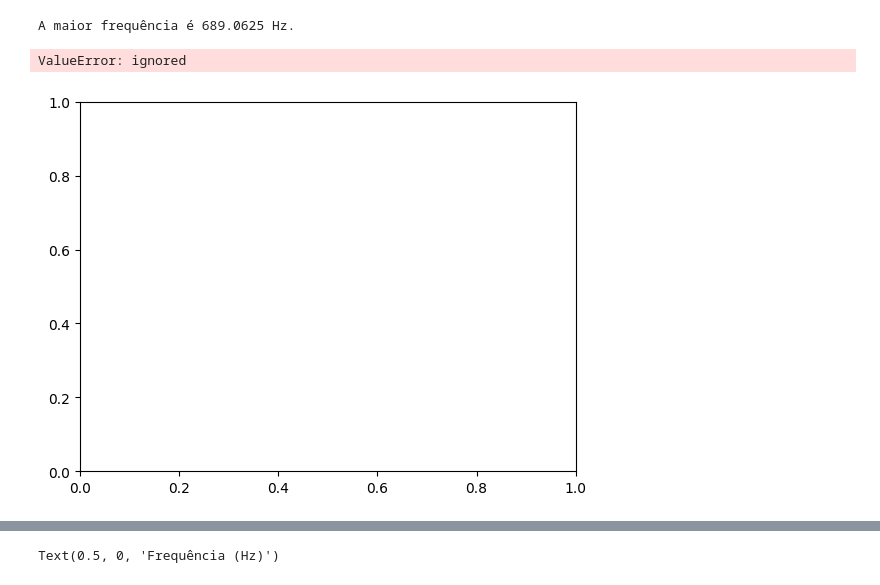
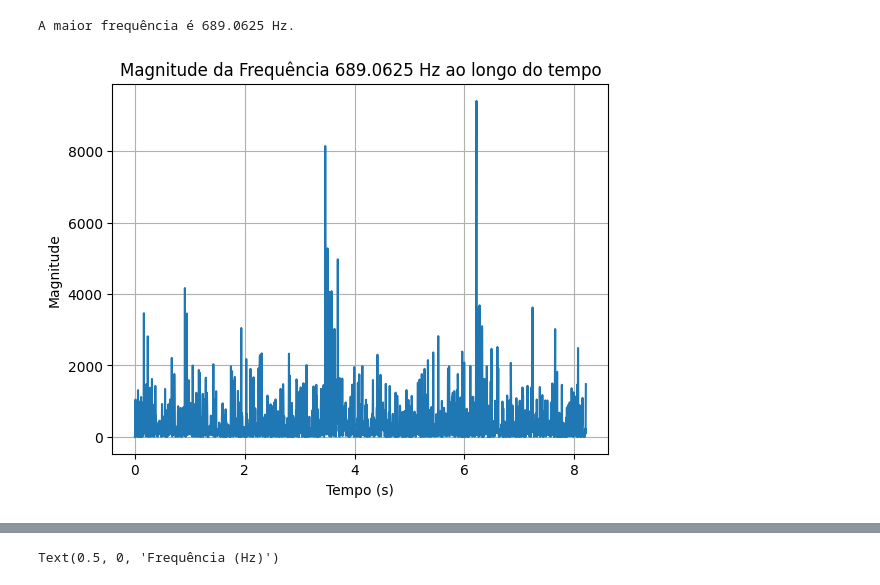
Before and after one commit to MatheusrCunha/PDS_1, a Jupyter notebook: Projeto_Final.ipynb, the cells around one changed output, grey strips where cells are left out. Cells and saved outputs as stored; diff of their text form; code cells hidden in the pictures.

```diff
--- a/Projeto_Final.ipynb
+++ b/Projeto_Final.ipynb
@@ -53,12 +53,13 @@ freq_max = freq[freq_fm]
 print(f'A maior frequência é {freq_max} Hz.')
 # %% [output]
 A maior frequência é 689.0625 Hz.
-# %%
-plt.pcolormesh(tempo, freq, 10 * np.log10(fm), shading='auto')
-plt.colorbar(label='Potência (dB/Hz)')
-plt.title('Densidade Espectral de Potência ao Longo do Tempo')
-plt.xlabel('Tempo (s)')
-plt.ylabel('Frequência (Hz)')
-# %% [output]
-ValueError: ignored
-[figure, removed]
+# %%
+fi = np.argmax(freq_max)
+plt.plot(tempo, potencia[fi])
+plt.title(f'Magnitude da Frequência {freq_max} Hz ao longo do tempo')
+plt.xlabel('Tempo (s)')
+plt.ylabel('Magnitude')
+plt.grid()
+plt.show()
+# %% [output]
+[figure, added]
```
Also changed, not shown: parts of 2 cells of this notebook.
